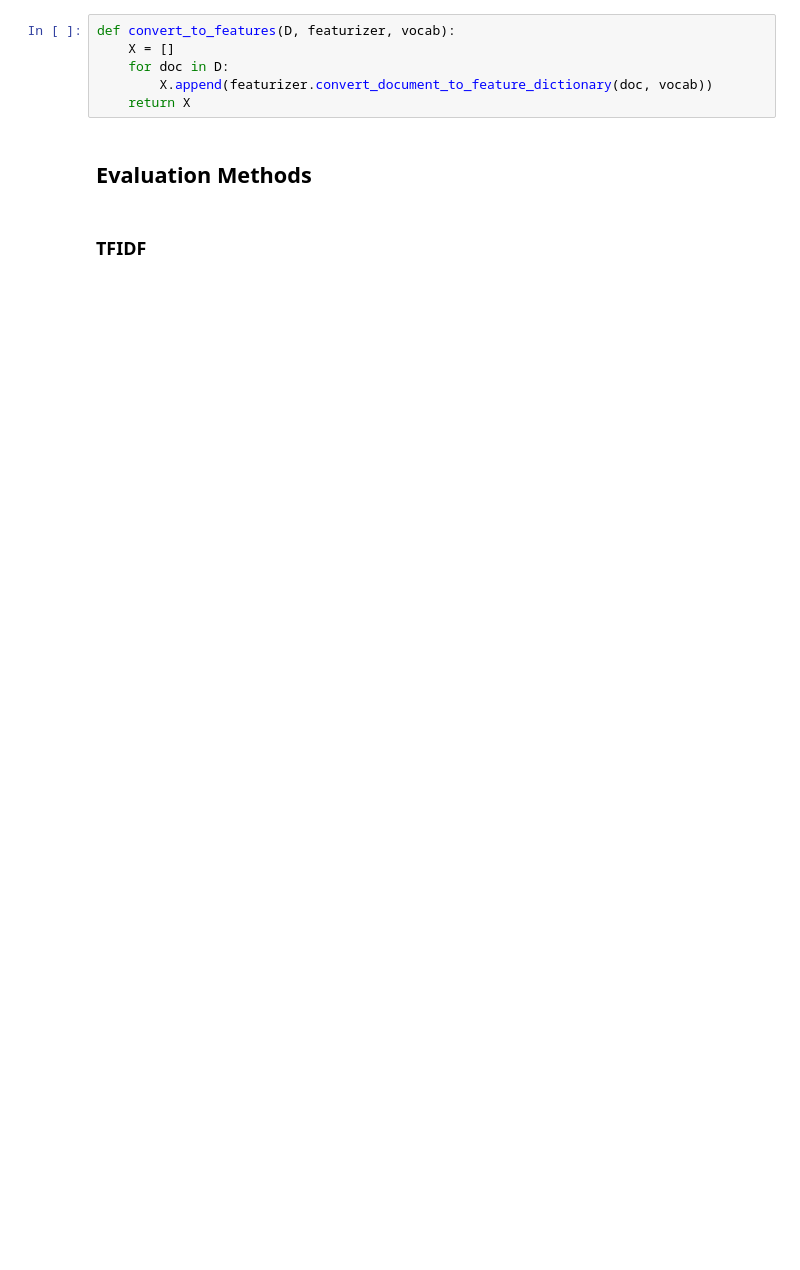
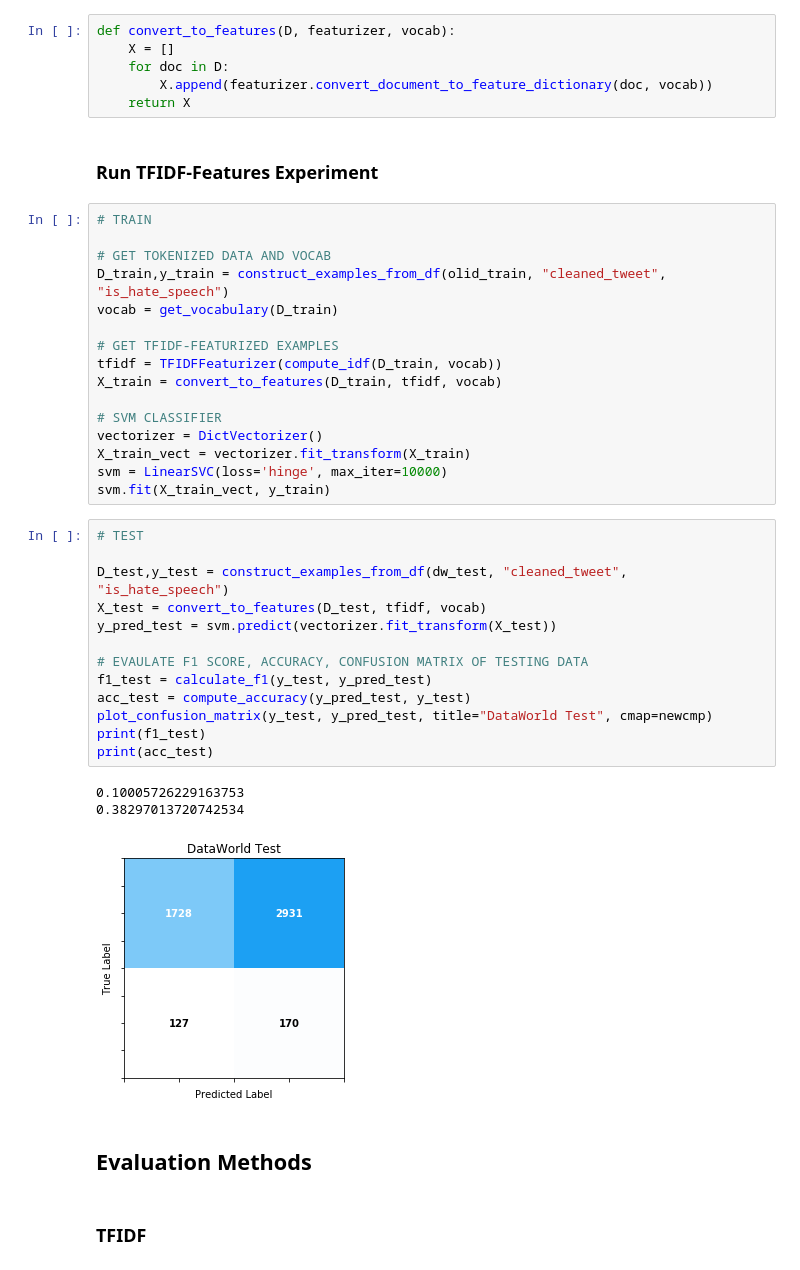
Before and after one commit to maxHartman/HateTweets, a Jupyter notebook: src/CIS519_FinalProject.ipynb, the cells around one changed output. Cells and saved outputs as stored; diff of their text form; blank space fills up the shorter version.

```diff
--- a/src/CIS519_FinalProject.ipynb
+++ b/src/CIS519_FinalProject.ipynb
@@ -399,4 +490,39 @@ def convert_to_features(D, featurizer, vocab):
     for doc in D:
         X.append(featurizer.convert_document_to_feature_dictionary(doc, vocab))
     return X
+# %% [markdown]
+### Run TFIDF-Features Experiment
+# %%
+# TRAIN
+
+# GET TOKENIZED DATA AND VOCAB
+D_train,y_train = construct_examples_from_df(olid_train, "cleaned_tweet", "is_hate_speech")
+vocab = get_vocabulary(D_train)
+
+# GET TFIDF-FEATURIZED EXAMPLES
+tfidf = TFIDFFeaturizer(compute_idf(D_train, vocab))
+X_train = convert_to_features(D_train, tfidf, vocab)
+
+# SVM CLASSIFIER
+vectorizer = DictVectorizer()
+X_train_vect = vectorizer.fit_transform(X_train)
+svm = LinearSVC(loss='hinge', max_iter=10000)
+svm.fit(X_train_vect, y_train)
+# %%
+# TEST
+
+D_test,y_test = construct_examples_from_df(dw_test, "cleaned_tweet", "is_hate_speech")
+X_test = convert_to_features(D_test, tfidf, vocab)
+y_pred_test = svm.predict(vectorizer.fit_transform(X_test))
+
+# EVAULATE F1 SCORE, ACCURACY, CONFUSION MATRIX OF TESTING DATA
+f1_test = calculate_f1(y_test, y_pred_test)
+acc_test = compute_accuracy(y_pred_test, y_test)
+plot_confusion_matrix(y_test, y_pred_test, title="DataWorld Test", cmap=newcmp)
+print(f1_test)
+print(acc_test)
+# %% [output]
+0.10005726229163753
+0.38297013720742534
+[figure, added]
 # %% [markdown]
```
Also changed, not shown: parts of 41 cells of this notebook.
